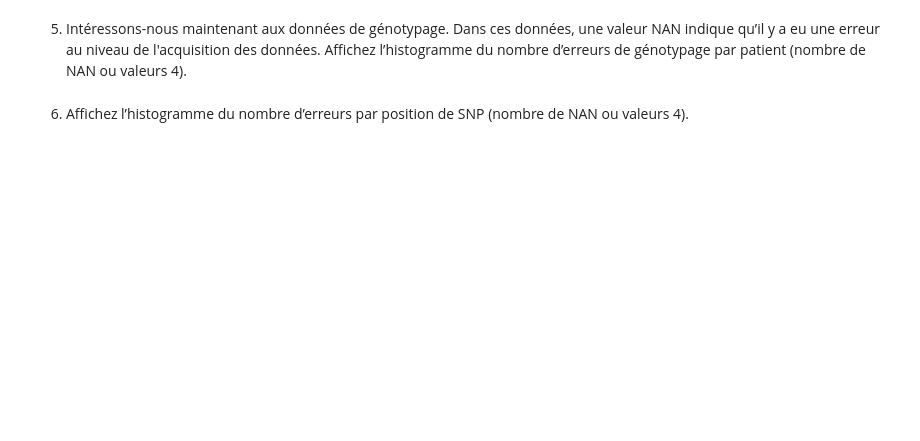
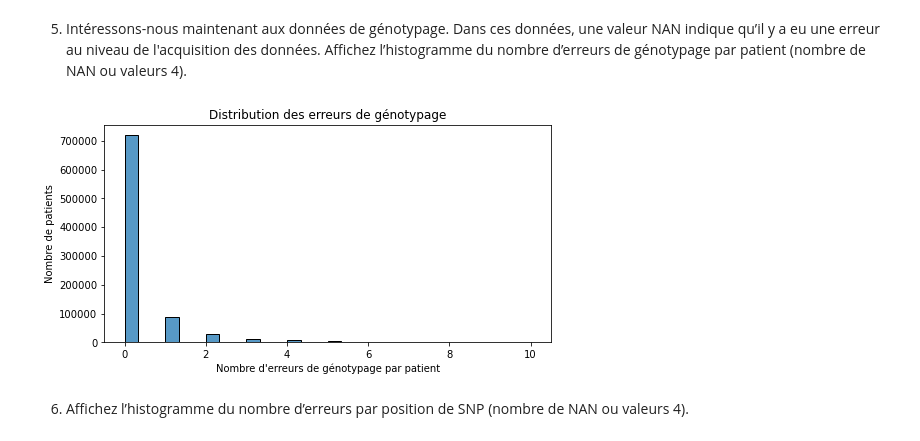
Before and after one commit to pparutto/BINF2025_TP8, a Jupyter notebook: BINF2025_TP8.ipynb, the cells around one changed output. Cells and saved outputs as stored; diff of their text form; code cells hidden in the pictures; blank space fills up the shorter version.

```diff
--- a/BINF2025_TP8.ipynb
+++ b/BINF2025_TP8.ipynb
@@ -66,2 +126,15 @@ print("Votre code ici !!")
+# %%
+geno = geno.replace(4, np.nan)
+
+nb_erreurs_par_patient = geno.isna().sum(axis=0)
+
+plt.figure(figsize=(8,4))
+sns.histplot(nb_erreurs_par_patient, bins=30, kde=False)
+plt.xlabel("Nombre d'erreurs de génotypage par patient")
+plt.ylabel("Nombre de patients")
+plt.title("Distribution des erreurs de génotypage")
+plt.show()
+# %% [output]
+[figure, added]
 # %% [markdown]
 6. Affichez l’histogramme du nombre d’erreurs par position de SNP (nombre de NAN ou valeurs 4).
```
Also changed, not shown: parts of 17 cells of this notebook.
